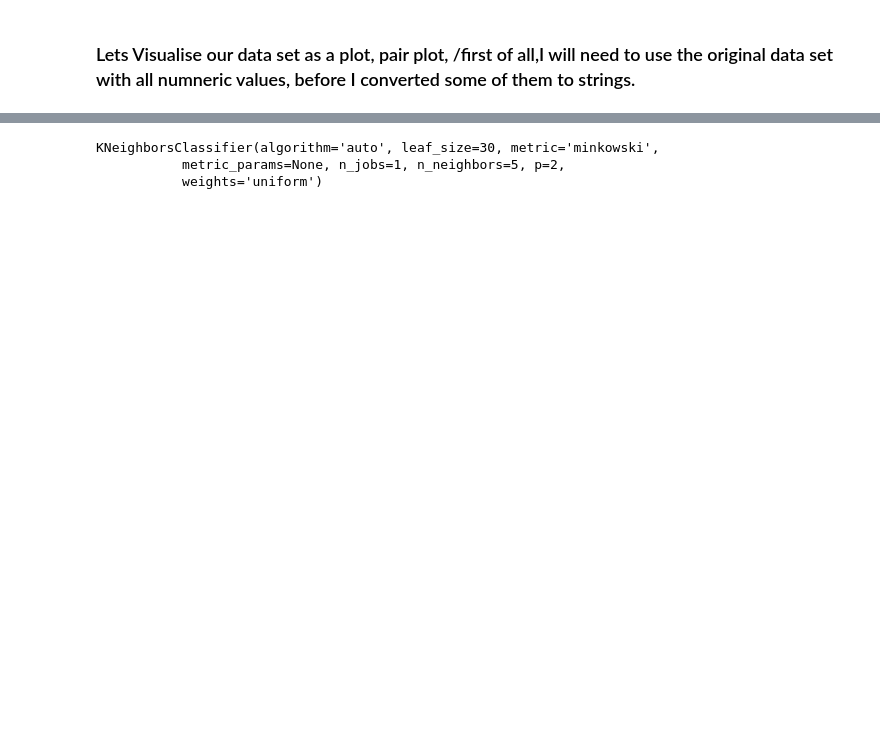
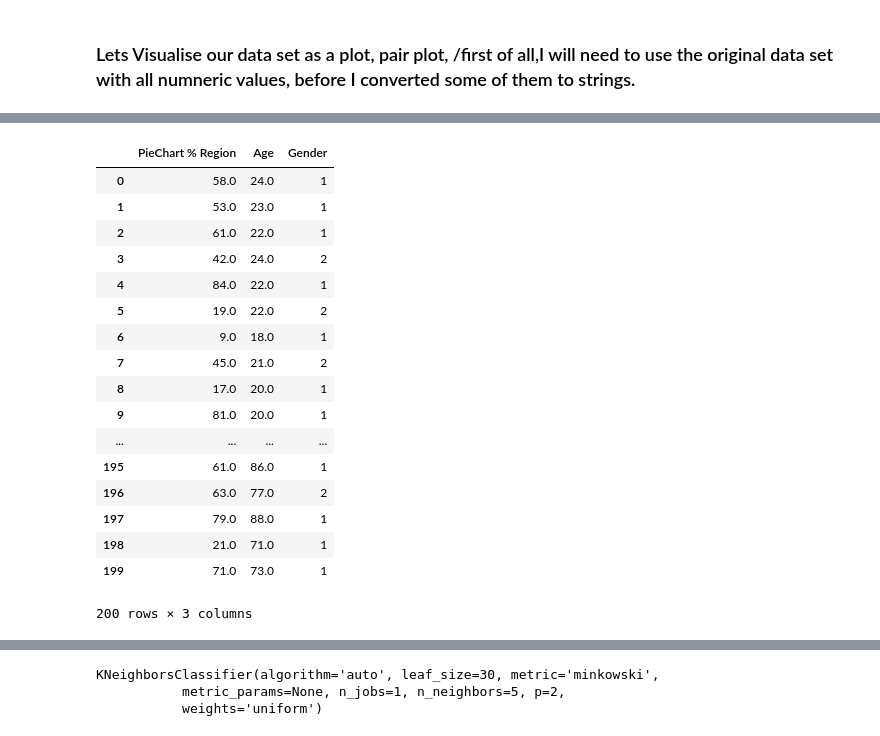
Before and after one commit to MarianneLawless/Programming-DA-Project, a Jupyter notebook: Programming for Data Analysis Project 2018.ipynb, the cells around one changed output, grey strips where cells are left out. Drawn from its saved outputs; the diff is of its cells as text; code cells hidden in the pictures; blank space fills up the shorter version.

```diff
--- a/Programming for Data Analysis Project 2018.ipynb
+++ b/Programming for Data Analysis Project 2018.ipynb
@@ -549,3 +569,24 @@ sns.pairplot(df2)
 # %%
 inputs = df2[['PieChart % Region', 'Age', 'Gender',]]
 outputs = df2['Accomodation Type']
+# %%
+inputs
+# %% [output]
+|  | PieChart % Region | Age | Gender |
+| 0 | 58.0 | 24.0 | 1 |
+| 1 | 53.0 | 23.0 | 1 |
+| 2 | 61.0 | 22.0 | 1 |
+| 3 | 42.0 | 24.0 | 2 |
+| 4 | 84.0 | 22.0 | 1 |
+| 5 | 19.0 | 22.0 | 2 |
+| 6 | 9.0 | 18.0 | 1 |
+| 7 | 45.0 | 21.0 | 2 |
+| 8 | 17.0 | 20.0 | 1 |
+| 9 | 81.0 | 20.0 | 1 |
+| ... | ... | ... | ... |
+| 195 | 61.0 | 86.0 | 1 |
+| 196 | 63.0 | 77.0 | 2 |
+| 197 | 79.0 | 88.0 | 1 |
+| 198 | 21.0 | 71.0 | 1 |
+| 199 | 71.0 | 73.0 | 1 |
+200 rows × 3 columns
```
Also changed, not shown: parts of 18 cells of this notebook.
